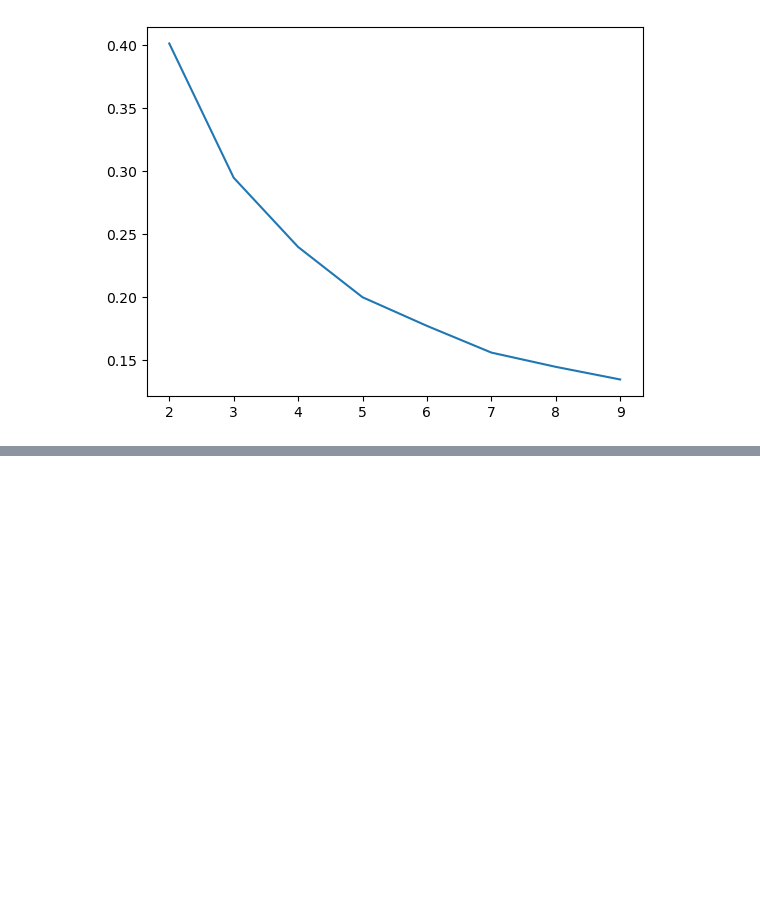
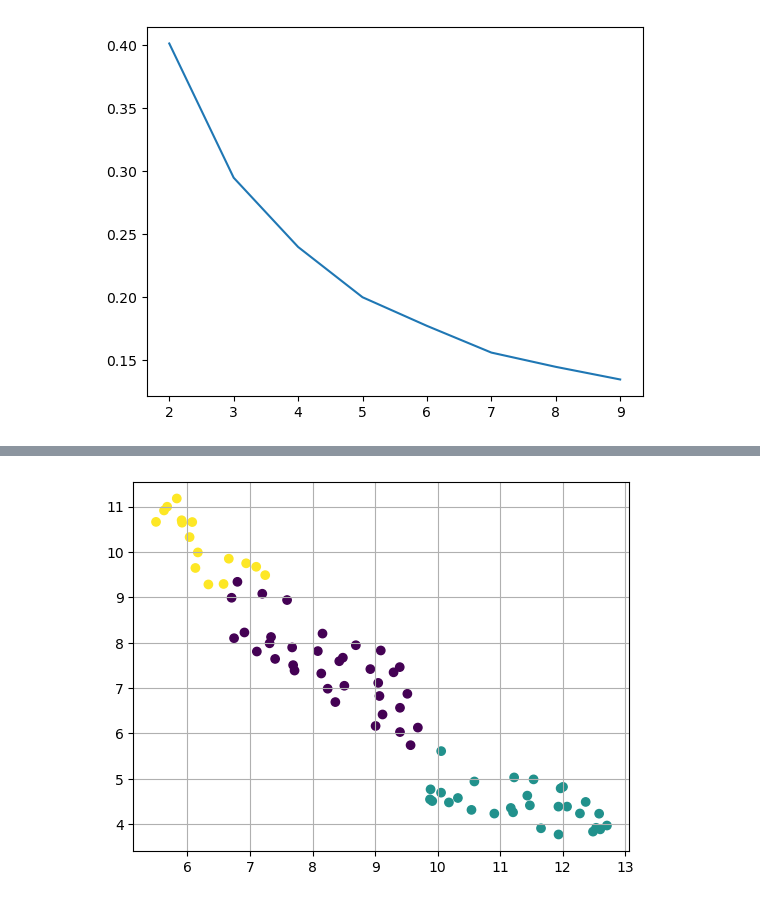
Before and after one commit to yuvaldotan/workshop_microbiome, a Jupyter notebook: microbiome.ipynb, the cells around one changed output, grey strips where cells are left out. Saved outputs shown, nothing was run; the diff lists cells and outputs as text; code cells hidden in the pictures; blank space fills up the shorter version.

```diff
--- a/microbiome.ipynb
+++ b/microbiome.ipynb
@@ -125,0 +139,9 @@ plt.show()
+# %%
+reducer = umap.UMAP()
+results = reducer.fit_transform(data_df_avg.values).transpose()
+
+plt.scatter(results[0], results[1], c=labels)
+plt.grid()
+plt.show()
+# %% [output]
+[figure, added]
```
Also changed, not shown: parts of 21 cells of this notebook.
